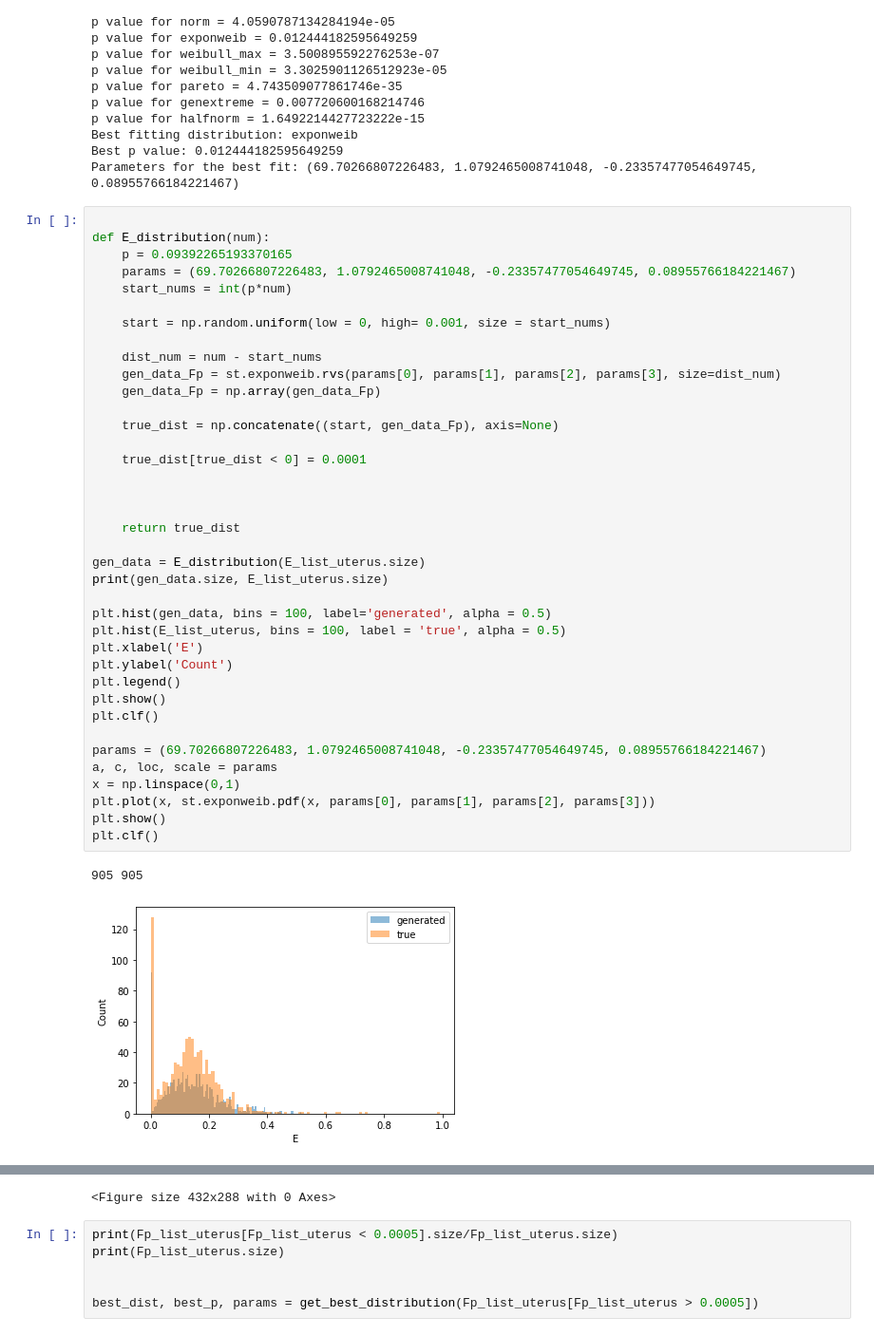
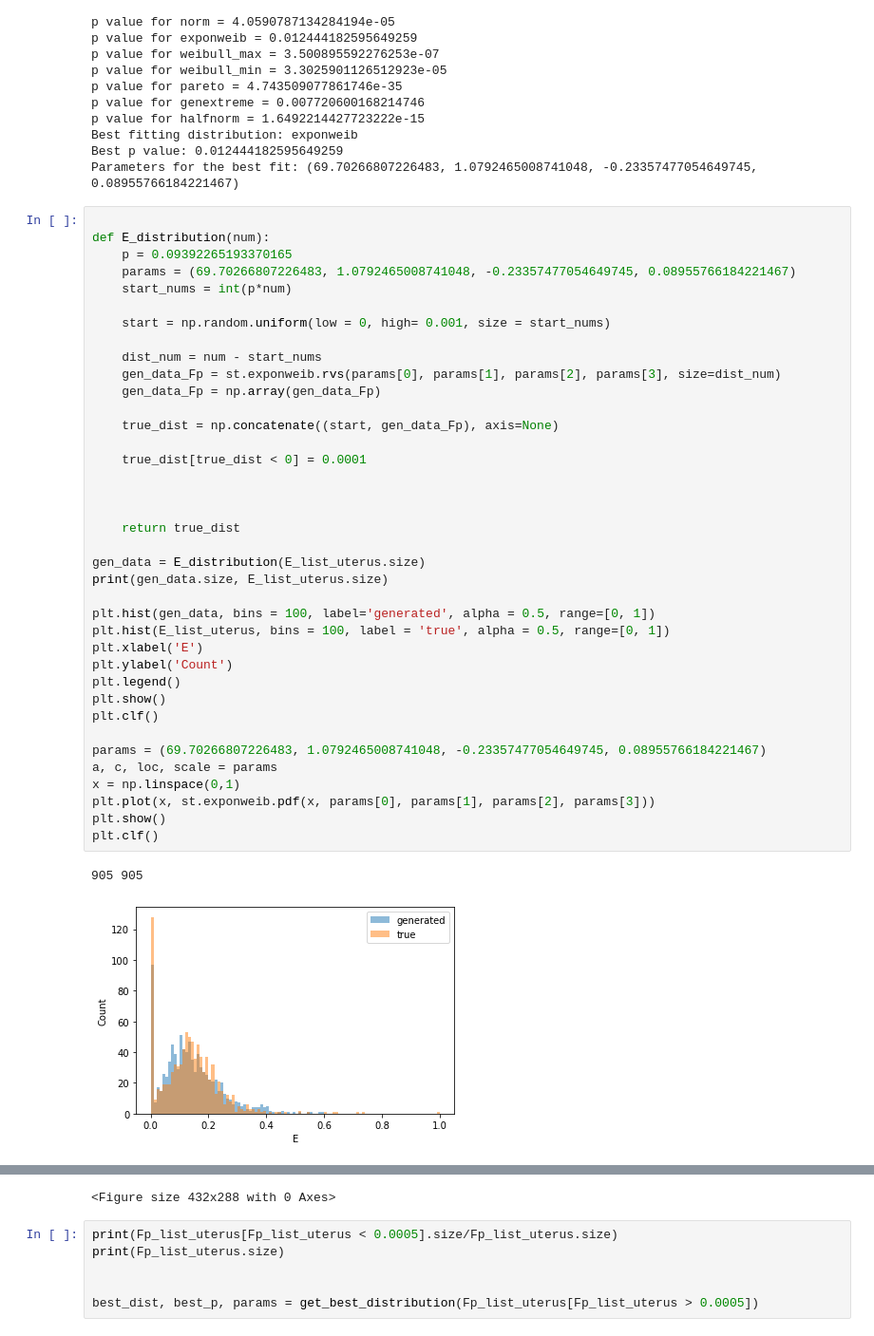
Before and after one commit to Michael-McLaren/MRI_ML, a Jupyter notebook: creating_synthetic_data.ipynb, the cells around one changed output, grey strips where cells are left out. Shown: that part at 95% size. Cells and saved outputs as stored; diff of their text form.

```diff
--- a/creating_synthetic_data.ipynb
+++ b/creating_synthetic_data.ipynb
@@ -81,36 +81,36 @@ def E_distribution(num):
 
     dist_num = num - start_nums
     gen_data_Fp = st.exponweib.rvs(params[0], params[1], params[2], params[3], size=dist_num)
     gen_data_Fp = np.array(gen_data_Fp)
 
     true_dist = np.concatenate((start, gen_data_Fp), axis=None)
 
     true_dist[true_dist < 0] = 0.0001
 
 
 
     return true_dist
 
 gen_data = E_distribution(E_list_uterus.size)
 print(gen_data.size, E_list_uterus.size)
 
-plt.hist(gen_data, bins = 100, label='generated', alpha = 0.5)
-plt.hist(E_list_uterus, bins = 100, label = 'true', alpha = 0.5)
+plt.hist(gen_data, bins = 100, label='generated', alpha = 0.5, range=[0, 1])
+plt.hist(E_list_uterus, bins = 100, label = 'true', alpha = 0.5, range=[0, 1])
 plt.xlabel('E')
 plt.ylabel('Count')
 plt.legend()
 plt.show()
 plt.clf()
 
 params = (69.70266807226483, 1.0792465008741048, -0.23357477054649745, 0.08955766184221467)
 a, c, loc, scale = params
 x = np.linspace(0,1)
 plt.plot(x, st.exponweib.pdf(x, params[0], params[1], params[2], params[3]))
 plt.show()
 plt.clf()
 # %% [output]
 905 905
-[figure, old version]
+[figure, new version]
 [figure]
 <Figure size 432x288 with 0 Axes>
 # %%
```
